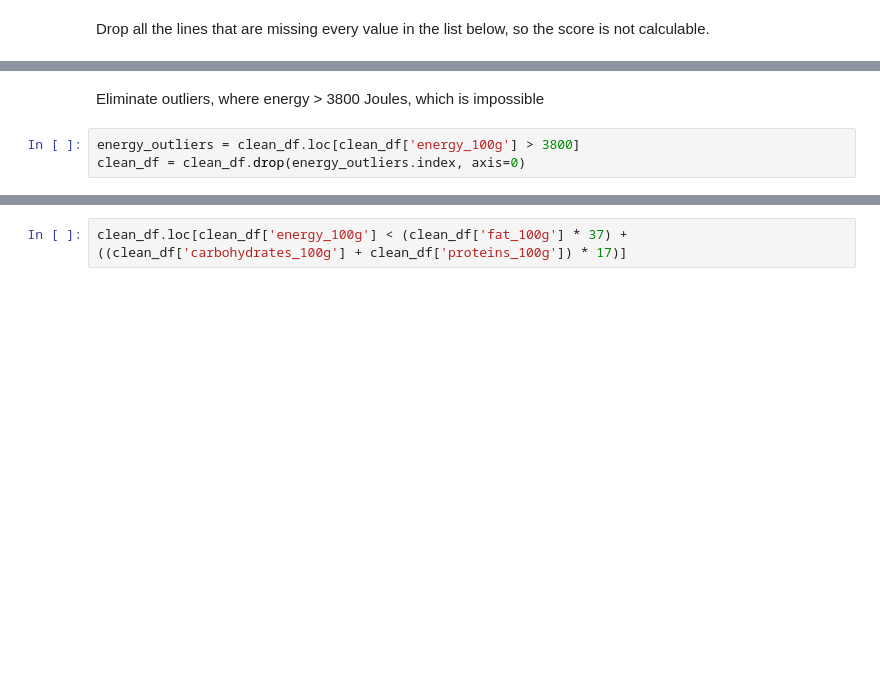
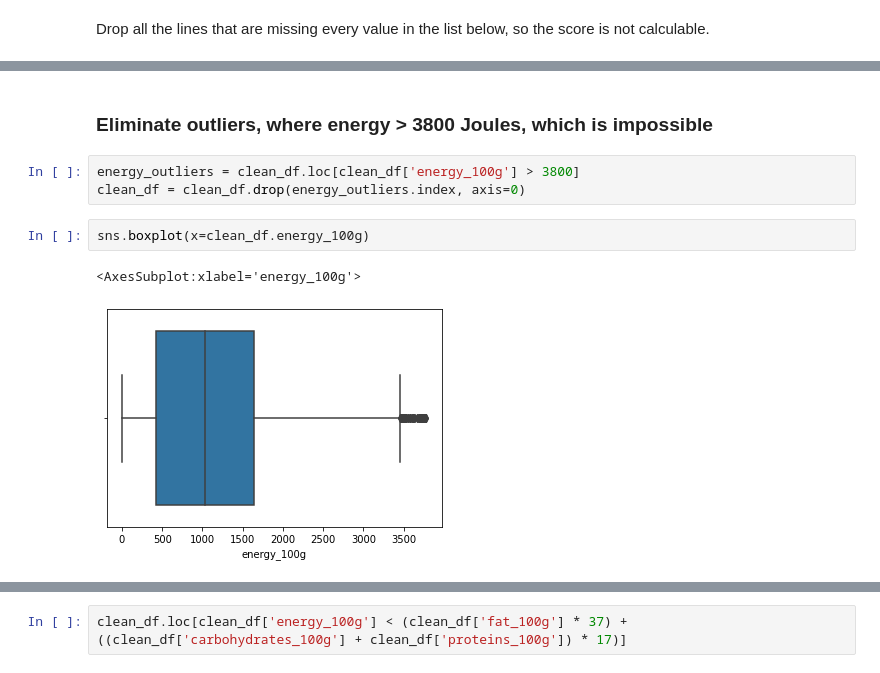
Before and after one commit to ATelders/foodflix, a Jupyter notebook: notebook/2021-03-21-at-data-cleaning.ipynb, the cells around one changed output, grey strips where cells are left out. Cells and saved outputs as stored; diff of their text form; blank space fills up the shorter version.

```diff
--- a/notebook/2021-03-21-at-data-cleaning.ipynb
+++ b/notebook/2021-03-21-at-data-cleaning.ipynb
@@ -153,10 +159,15 @@ clean_df
 [interactive output not drawn]
 [interactive output not drawn]
 # %% [markdown]
-Eliminate outliers, where energy > 3800 Joules, which is impossible
+### Eliminate outliers, where energy > 3800 Joules, which is impossible
 # %%
 energy_outliers = clean_df.loc[clean_df['energy_100g'] > 3800]
 clean_df = clean_df.drop(energy_outliers.index, axis=0)
+# %%
+sns.boxplot(x=clean_df.energy_100g)
+# %% [output]
+<AxesSubplot:xlabel='energy_100g'>
+[figure, added]
 # %%
 clean_df.shape
 # %% [output]
```
Also changed, not shown: parts of 36 cells of this notebook, 1 other file.
